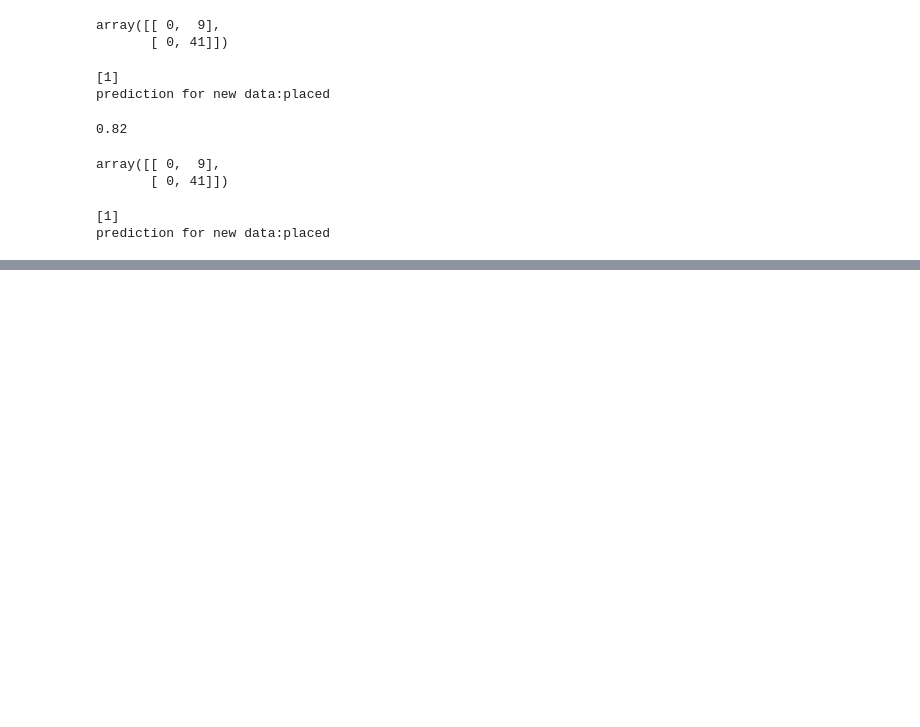
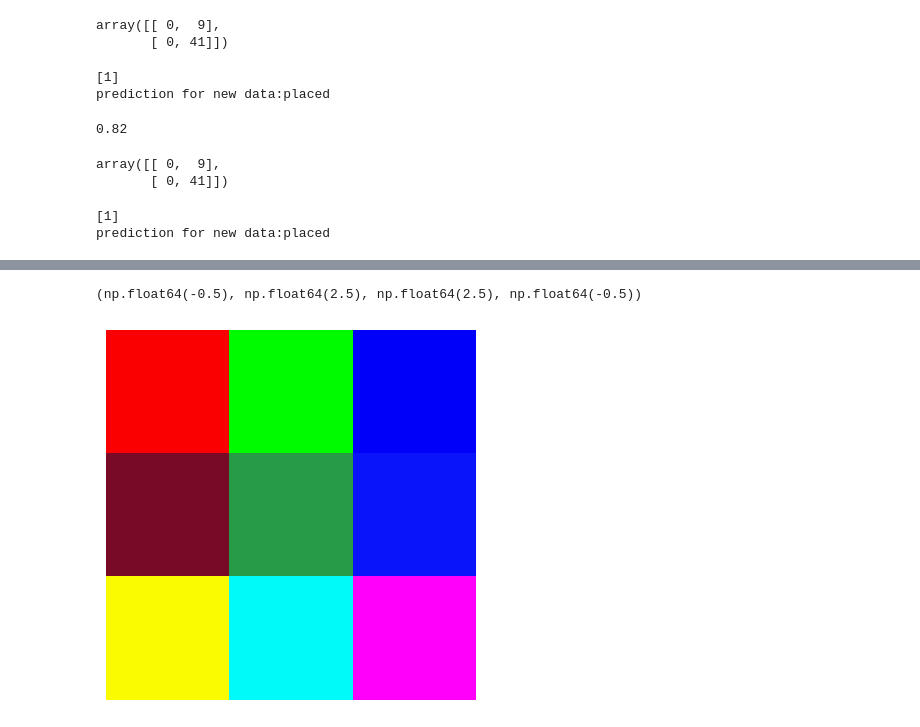
Before and after one commit to adwaithskrishna06-sys/ICTInternship, a Jupyter notebook: InternDay3.ipynb, the cells around one changed output, grey strips where cells are left out. Drawn from its saved outputs; the diff is of its cells as text; code cells hidden in the pictures; blank space fills up the shorter version.

```diff
--- a/InternDay3.ipynb
+++ b/InternDay3.ipynb
@@ -431,0 +446,11 @@ prediction for new data:placed
+# %%
+rgb_image = np.array([
+    [[250,0,0],[0,250,0],[0,0,250]],
+     [[120,10,40],[40,155,70],[10,20,250]],
+      [[250,250,0],[0,250,250],[255,0,250]]
+])
+plt.imshow(rgb_image)
+plt.axis('off')
+# %% [output]
+(np.float64(-0.5), np.float64(2.5), np.float64(2.5), np.float64(-0.5))
+[figure, added]
```
Also changed, not shown: parts of 3 cells of this notebook.
